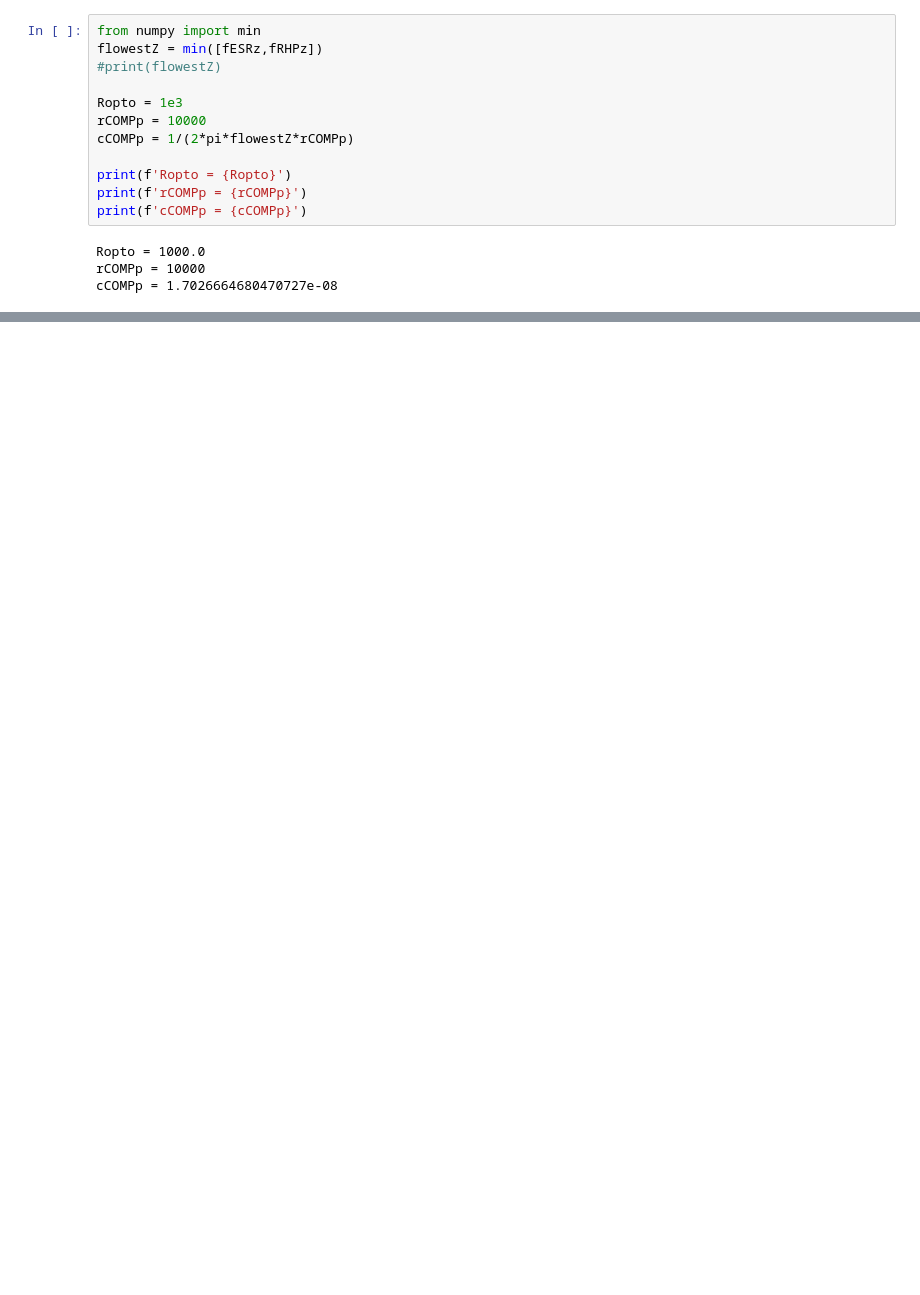
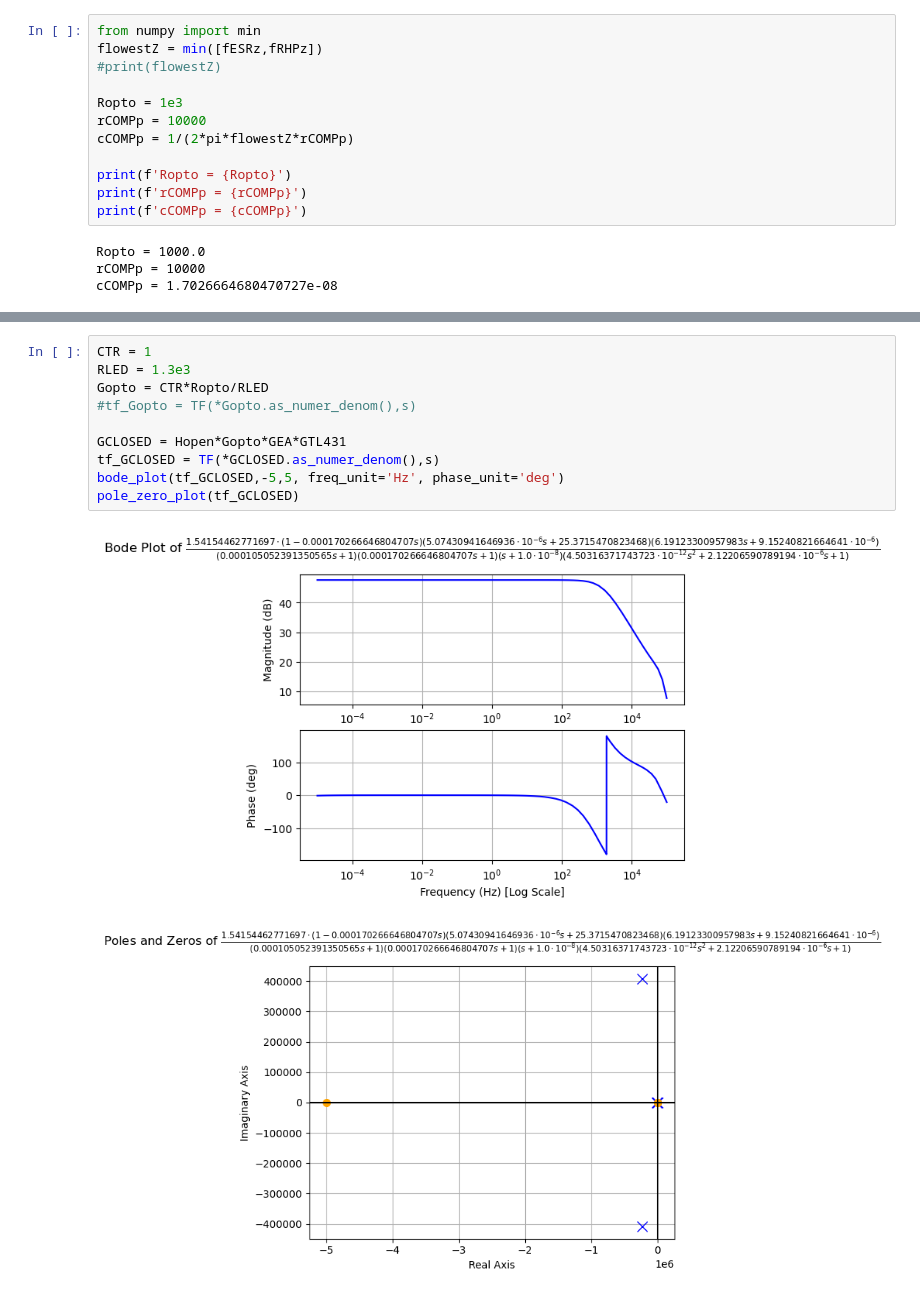
Before and after one commit to odevincenti/E4-TPF-G2, a Jupyter notebook: Scripts/Closed_Loop.ipynb, the cells around one changed output, grey strips where cells are left out. Saved outputs shown, nothing was run; the diff lists cells and outputs as text; blank space fills up the shorter version.

```diff
--- a/Scripts/Closed_Loop.ipynb
+++ b/Scripts/Closed_Loop.ipynb
@@ -211,0 +222,13 @@ cCOMPp = 1.7026664680470727e-08
+# %%
+CTR = 1
+RLED = 1.3e3
+Gopto = CTR*Ropto/RLED
+#tf_Gopto = TF(*Gopto.as_numer_denom(),s)
+
+GCLOSED = Hopen*Gopto*GEA*GTL431
+tf_GCLOSED = TF(*GCLOSED.as_numer_denom(),s)
+bode_plot(tf_GCLOSED,-5,5, freq_unit='Hz', phase_unit='deg')
+pole_zero_plot(tf_GCLOSED)
+# %% [output]
+[figure, added]
+[figure, added]
```
Also changed, not shown: parts of 5 cells of this notebook, 2 other files.
